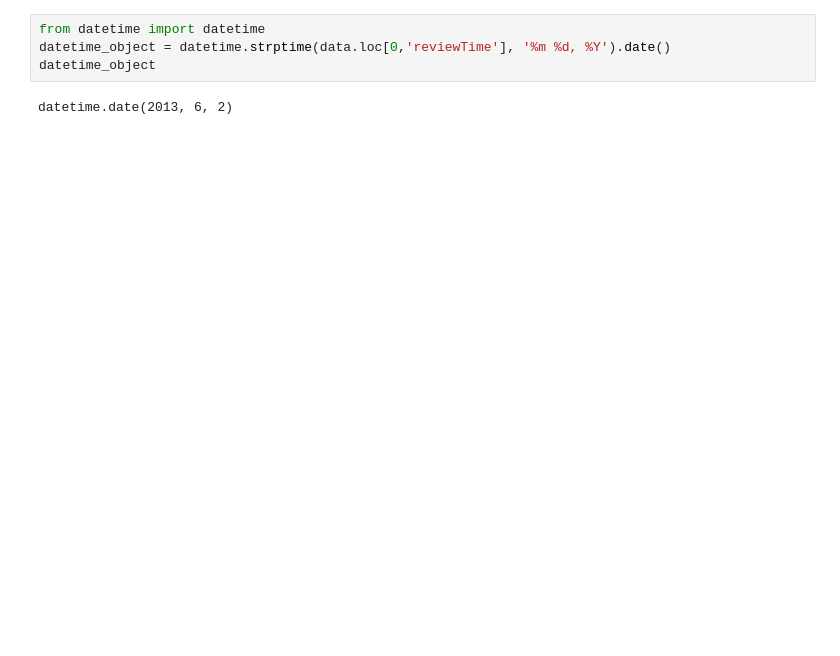
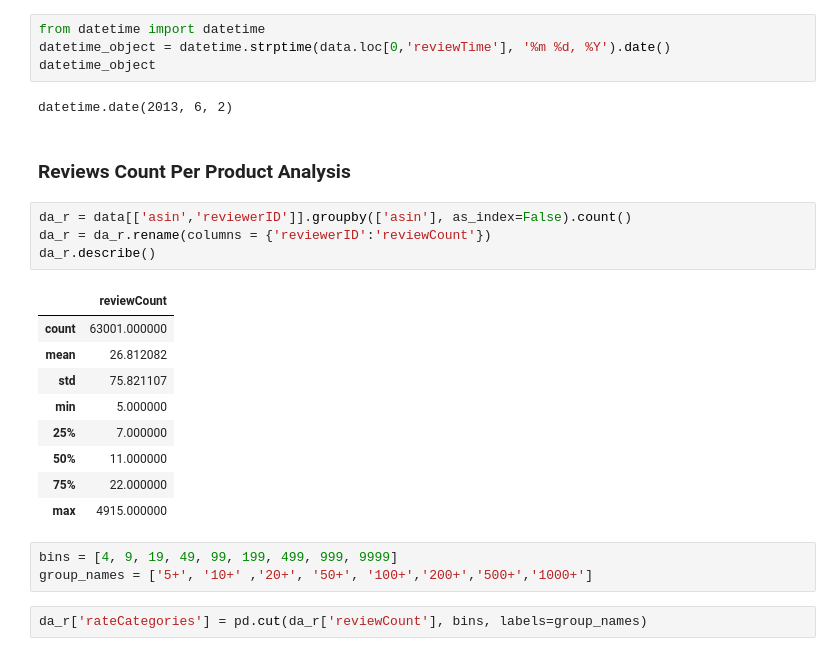
Before and after one commit to sarthakTUM/Amazon-Mining, a Jupyter notebook: notebooks/Data Analysis Review.ipynb, the cells around one changed output. Drawn from its saved outputs; the diff is of its cells as text; blank space fills up the shorter version.

```diff
--- a/notebooks/Data Analysis Review.ipynb
+++ b/notebooks/Data Analysis Review.ipynb
@@ -166,3 +167,24 @@ datetime_object = datetime.strptime(data.loc[0,'reviewTime'], '%m %d, %Y').date(
 datetime_object
 # %% [output]
 datetime.date(2013, 6, 2)
+# %% [markdown]
+### Reviews Count Per Product Analysis
+# %%
+da_r = data[['asin','reviewerID']].groupby(['asin'], as_index=False).count()
+da_r = da_r.rename(columns = {'reviewerID':'reviewCount'})
+da_r.describe()
+# %% [output]
+|  | reviewCount |
+| count | 63001.000000 |
+| mean | 26.812082 |
+| std | 75.821107 |
+| min | 5.000000 |
+| 25% | 7.000000 |
+| 50% | 11.000000 |
+| 75% | 22.000000 |
+| max | 4915.000000 |
+# %%
+bins = [4, 9, 19, 49, 99, 199, 499, 999, 9999]
+group_names = ['5+', '10+' ,'20+', '50+', '100+','200+','500+','1000+']
+# %%
+da_r['rateCategories'] = pd.cut(da_r['reviewCount'], bins, labels=group_names)
```
Also changed, not shown: parts of 17 cells of this notebook, 2 other files.
